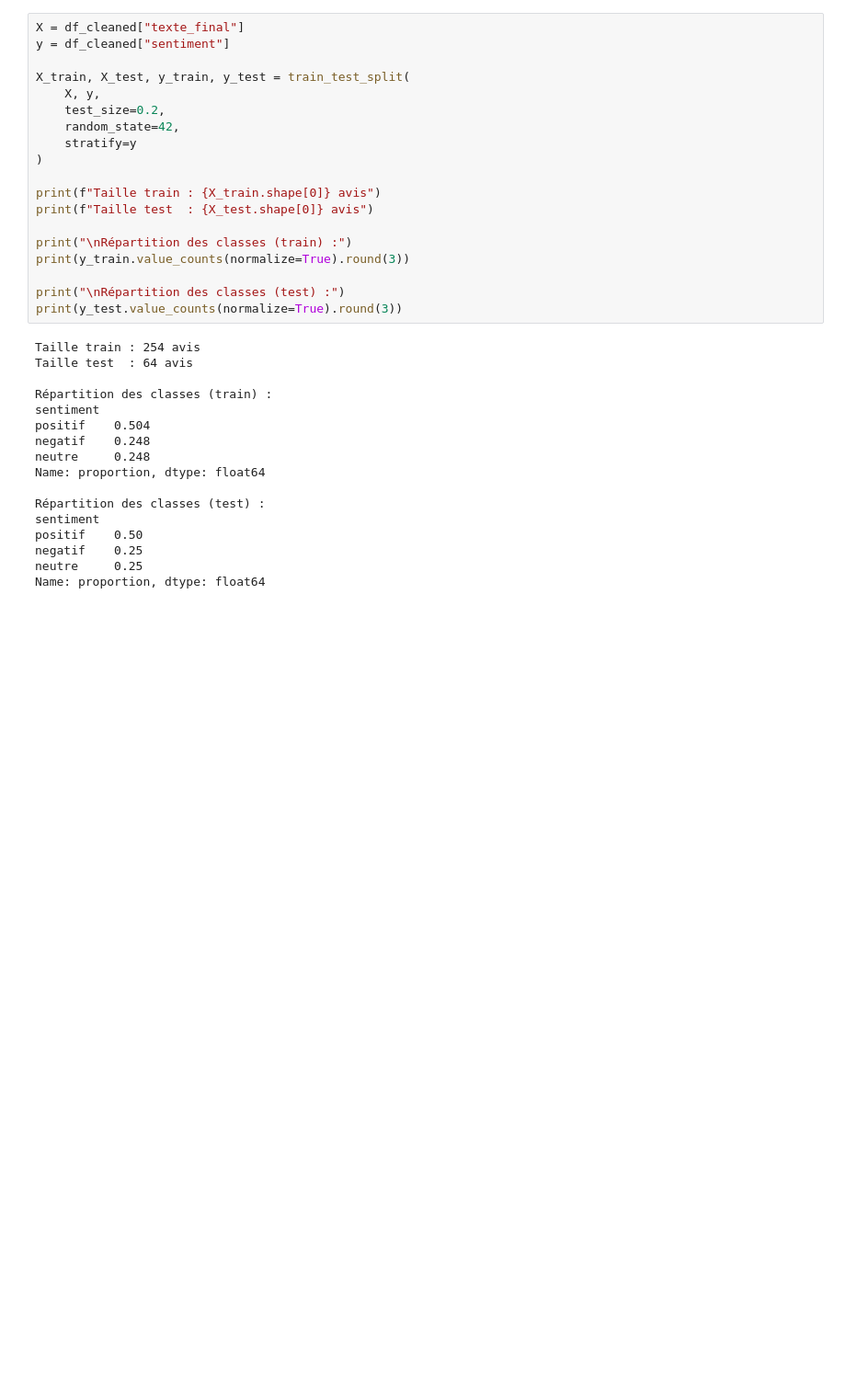
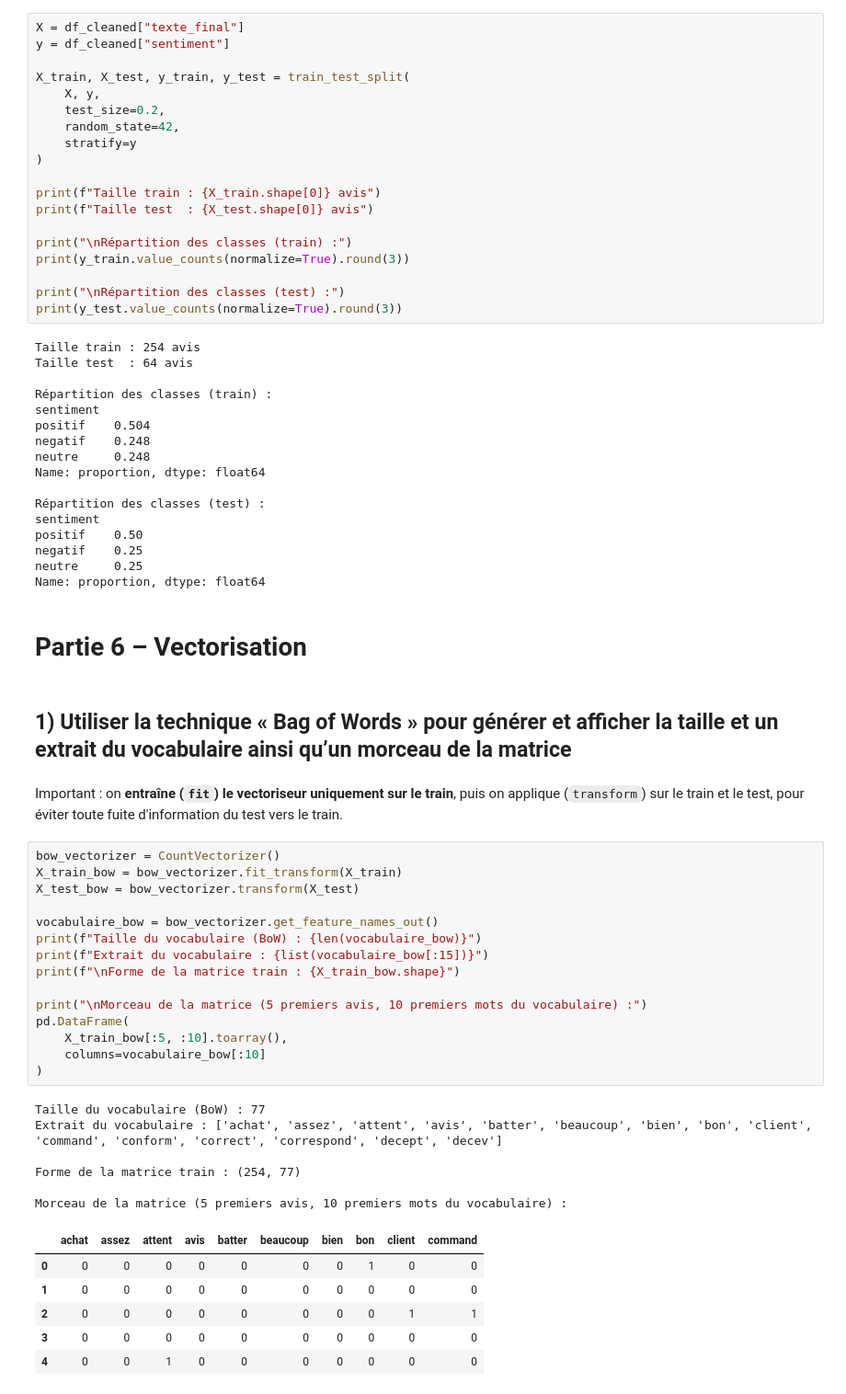
Before and after one commit to Damstat/atelier_prepa_donnees_textuelles, a Jupyter notebook: notebooks/atelier_prepa_donnees_textuelles.ipynb, the cells around one changed output. Shown at 92% size. Drawn from its saved outputs; the diff is of its cells as text; blank space fills up the shorter version.

Commit message:
P6.1: Vectorisation du corpus avec Bag of Words

```diff
--- a/notebooks/atelier_prepa_donnees_textuelles.ipynb
+++ b/notebooks/atelier_prepa_donnees_textuelles.ipynb
@@ -676,3 +676,37 @@ positif    0.50
 negatif    0.25
 neutre     0.25
 Name: proportion, dtype: float64
+# %% [markdown]
+# Partie 6 – Vectorisation
+# %% [markdown]
+## 1) Utiliser la technique « Bag of Words » pour générer et afficher la taille et un extrait du vocabulaire ainsi qu’un morceau de la matrice
+# %% [markdown]
+Important : on **entraîne (`fit`) le vectoriseur uniquement sur le train**, puis on applique (`transform`) sur le train et le test, pour éviter toute fuite d'information du test vers le train.
+# %%
+bow_vectorizer = CountVectorizer()
+X_train_bow = bow_vectorizer.fit_transform(X_train)
+X_test_bow = bow_vectorizer.transform(X_test)
+
+vocabulaire_bow = bow_vectorizer.get_feature_names_out()
+print(f"Taille du vocabulaire (BoW) : {len(vocabulaire_bow)}")
+print(f"Extrait du vocabulaire : {list(vocabulaire_bow[:15])}")
+print(f"\nForme de la matrice train : {X_train_bow.shape}")
+
+print("\nMorceau de la matrice (5 premiers avis, 10 premiers mots du vocabulaire) :")
+pd.DataFrame(
+    X_train_bow[:5, :10].toarray(),
+    columns=vocabulaire_bow[:10]
+)
+# %% [output]
+Taille du vocabulaire (BoW) : 77
+Extrait du vocabulaire : ['achat', 'assez', 'attent', 'avis', 'batter', 'beaucoup', 'bien', 'bon', 'client', 'command', 'conform', 'correct', 'correspond', 'decept', 'decev']
+
+Forme de la matrice train : (254, 77)
+
+Morceau de la matrice (5 premiers avis, 10 premiers mots du vocabulaire) :
+|  | achat | assez | attent | avis | batter | beaucoup | bien | bon | client | command |
+| 0 | 0 | 0 | 0 | 0 | 0 | 0 | 0 | 1 | 0 | 0 |
+| 1 | 0 | 0 | 0 | 0 | 0 | 0 | 0 | 0 | 0 | 0 |
+| 2 | 0 | 0 | 0 | 0 | 0 | 0 | 0 | 0 | 1 | 1 |
+| 3 | 0 | 0 | 0 | 0 | 0 | 0 | 0 | 0 | 0 | 0 |
+| 4 | 0 | 0 | 1 | 0 | 0 | 0 | 0 | 0 | 0 | 0 |
```
